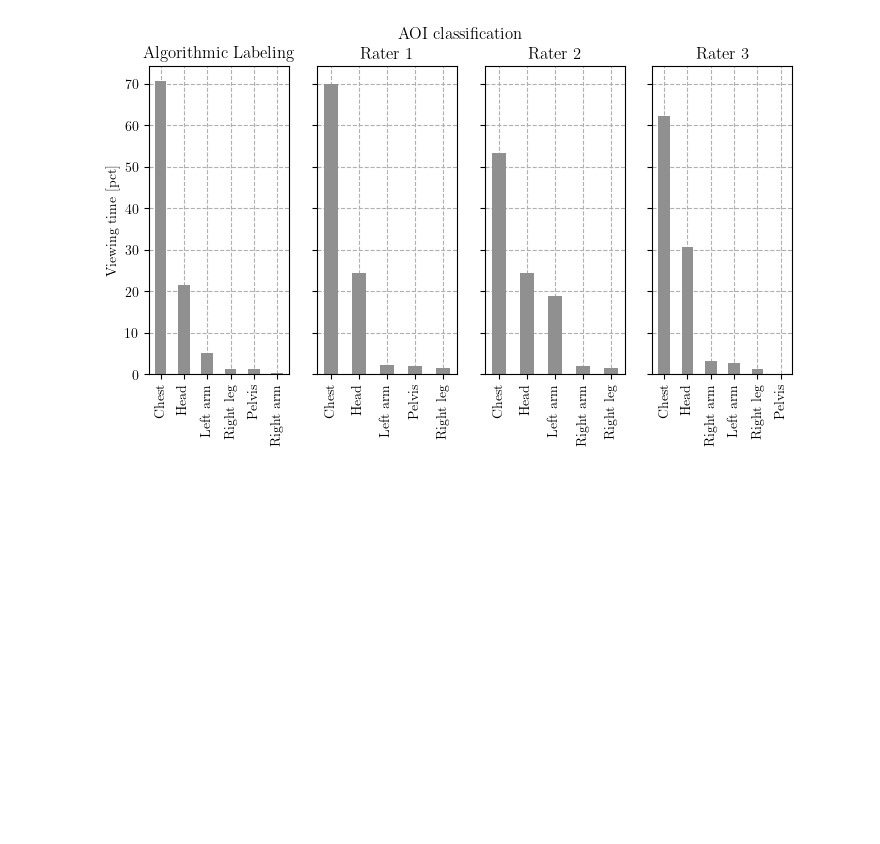
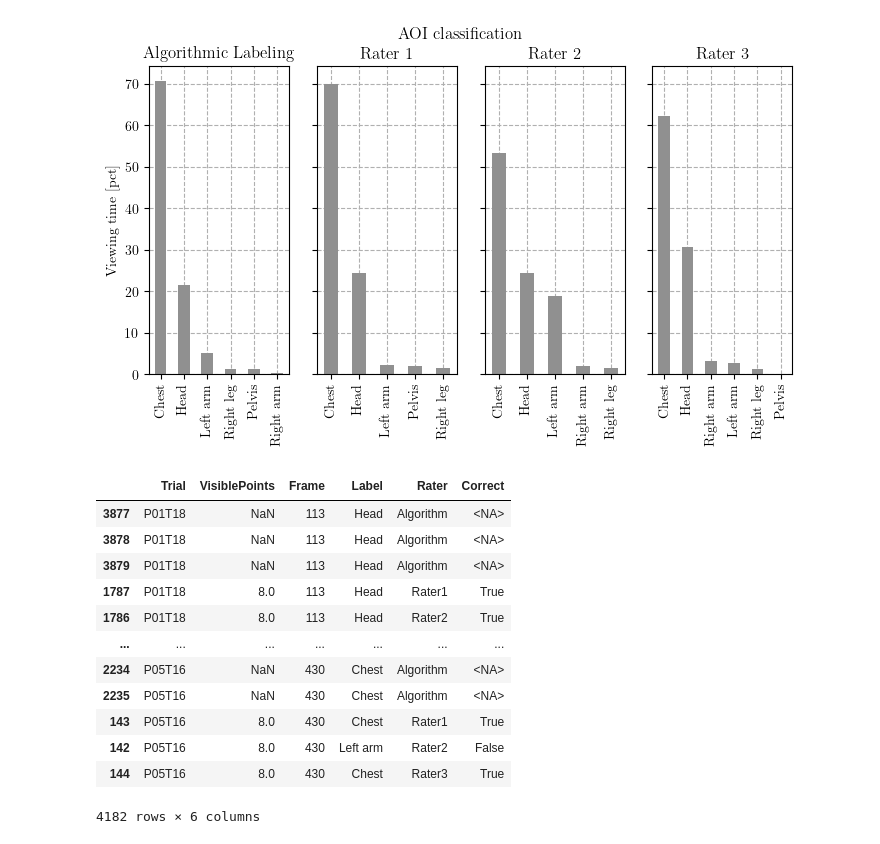
Before and after one commit to footballdaniel/AlgorithmicValidation, a Jupyter notebook: _dataInterpretation/rating_agreement.ipynb, the cells around one changed output. Saved outputs shown, nothing was run; the diff lists cells and outputs as text; code cells hidden in the pictures; blank space fills up the shorter version.

Commit message:
Save rating agreement

```diff
--- a/_dataInterpretation/rating_agreement.ipynb
+++ b/_dataInterpretation/rating_agreement.ipynb
@@ -41,15 +47,15 @@ df_rater["Label"] = df_rater["Label"].astype("string")
 # %%
 # Rename the labels to match the AOI from the algorithmic approach
-df_algo['AOI'] = df_algo['AOI'].str.replace("Nose","Head")
-df_algo['AOI'] = df_algo['AOI'].str.replace("Neck","Chest")
-df_algo['AOI'] = df_algo['AOI'].str.replace("LElbow","Left arm")
-df_algo['AOI'] = df_algo['AOI'].str.replace("RElbow","Right arm")
-df_algo['AOI'] = df_algo['AOI'].str.replace("RKnee","Right leg")
-df_algo['AOI'] = df_algo['AOI'].str.replace("LKnee","Left leg")
-df_algo['AOI'] = df_algo['AOI'].str.replace("MidHip","Pelvis")
+df_algo['Label'] = df_algo['Label'].str.replace("Nose","Head")
+df_algo['Label'] = df_algo['Label'].str.replace("Neck","Chest")
+df_algo['Label'] = df_algo['Label'].str.replace("LElbow","Left arm")
+df_algo['Label'] = df_algo['Label'].str.replace("RElbow","Right arm")
+df_algo['Label'] = df_algo['Label'].str.replace("RKnee","Right leg")
+df_algo['Label'] = df_algo['Label'].str.replace("LKnee","Left leg")
+df_algo['Label'] = df_algo['Label'].str.replace("MidHip","Pelvis")
 
 # Check the unique values
-df_algo['AOI'].unique()
+df_algo['Label'].unique()
 # %% [output]
 <StringArray>
 [    'Other',      'Head', 'Right arm',     'Chest',    'Pelvis',  'Left arm',
@@ -63,13 +64,24 @@ df = pd.merge(df_algo, df_rater, how = 'inner', on = ["Trial", "Frame"])
+# %%
+# Merge data frames
+df = pd.concat([df_algo, df_rater], join='outer', keys=['Trial', 'Frame', 'Rater', 'Label']).reset_index(drop=True)
+
+# only keep rows where all ratings are available
+def filterRows(group):
+    if group.shape[0] > 1:
+        return group
+
+df = df.groupby(['Trial', 'Frame']).apply(filterRows).reset_index(drop=True)
+
+df.ffill(inplace=True)
+df = df[['Trial', 'Label', 'VisiblePoints', 'Frame', 'Rater']]
 # %%
-# Get percentage of correctly identified frames
-df['Correct'] = df.AOI == df.Label
+# Subset the other column (Others are not relevant)
+df_other = df[df.AOI != "Other"]
+df_other = df[df.Label != "Other"]
 
-# Only keep interesting columns
-df.drop(columns=["1", "2", "3", "4", "5", "6", "7", "8"], inplace = True)
 
-# Subset the other column (Others are not relevant)
-df = df[df.AOI != "Other"]
-df = df[df.Label != "Other"]
+
+
 
 df_rater1 = df[df.Rater == "Rater1"]
 df_rater2 = df[df.Rater == "Rater2"]
@@ -144,0 +196,16 @@ plt.savefig("RaterComparison.svg", bbox_inches='tight')
+# %%
+dat.sort_values(by=['Frame', 'Rater'])
+# %% [output]
+|  | Trial | VisiblePoints | Frame | Label | Rater | Correct |
+| 3877 | P01T18 | NaN | 113 | Head | Algorithm | <NA> |
+| 3878 | P01T18 | NaN | 113 | Head | Algorithm | <NA> |
+| 3879 | P01T18 | NaN | 113 | Head | Algorithm | <NA> |
+| 1787 | P01T18 | 8.0 | 113 | Head | Rater1 | True |
+| 1786 | P01T18 | 8.0 | 113 | Head | Rater2 | True |
+| ... | ... | ... | ... | ... | ... | ... |
+| 2234 | P05T16 | NaN | 430 | Chest | Algorithm | <NA> |
+| 2235 | P05T16 | NaN | 430 | Chest | Algorithm | <NA> |
+| 143 | P05T16 | 8.0 | 430 | Chest | Rater1 | True |
+| 142 | P05T16 | 8.0 | 430 | Left arm | Rater2 | False |
+| 144 | P05T16 | 8.0 | 430 | Chest | Rater3 | True |
+4182 rows × 6 columns
```
Also changed, not shown: parts of 6 cells of this notebook, 5 other files.
